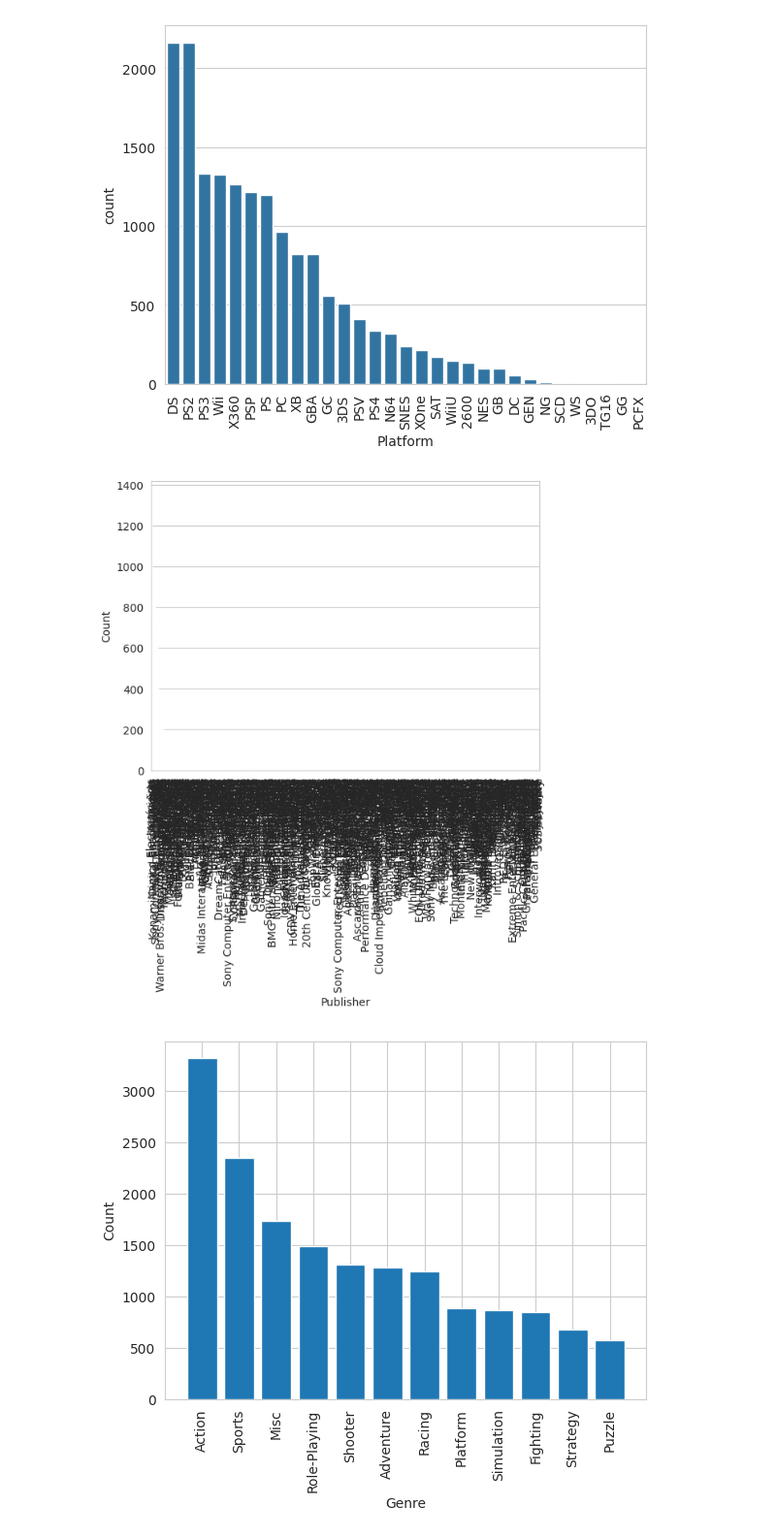
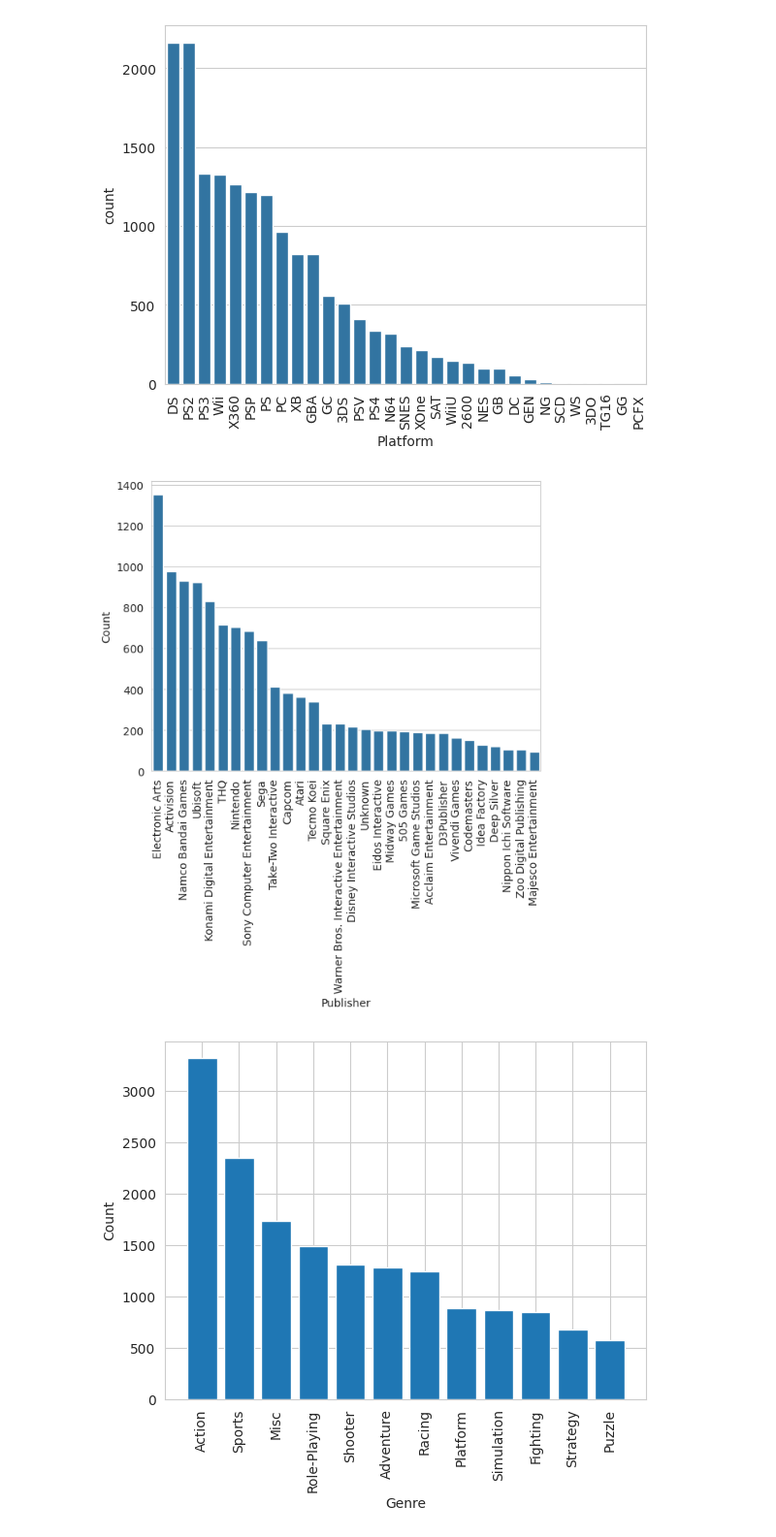
Before and after one commit to Yiting916/data_analysis, a Jupyter notebook: 05-02.LAB_VideoGameSales.ipynb, the cells around one changed output. Shown at 97% size. Drawn from its saved outputs; the diff is of its cells as text; code cells hidden in the pictures.

```diff
--- a/05-02.LAB_VideoGameSales.ipynb
+++ b/05-02.LAB_VideoGameSales.ipynb
@@ -235,13 +235,13 @@ plt.show()
 # %%
 #練習題
 #畫出每個發行商的遊戲數目
 dg = data.groupby('Publisher').size().sort_values(ascending=False)
-dg = dg.reset_index(name='Count')
+dg = dg.reset_index(name='Count')[:30]
 sns.barplot(data=dg, y='Count', x='Publisher')
 plt.xticks(rotation=90)
 plt.show()
 # %% [output]
-[figure, old version]
+[figure, new version]
 # %%
 # 畫出直方圖用來顯示不同電玩總類的總數 (限制使用 Matplotlib)
 #gc = data['Genre'].value_counts()
```
Also changed, not shown: parts of 9 cells of this notebook.
